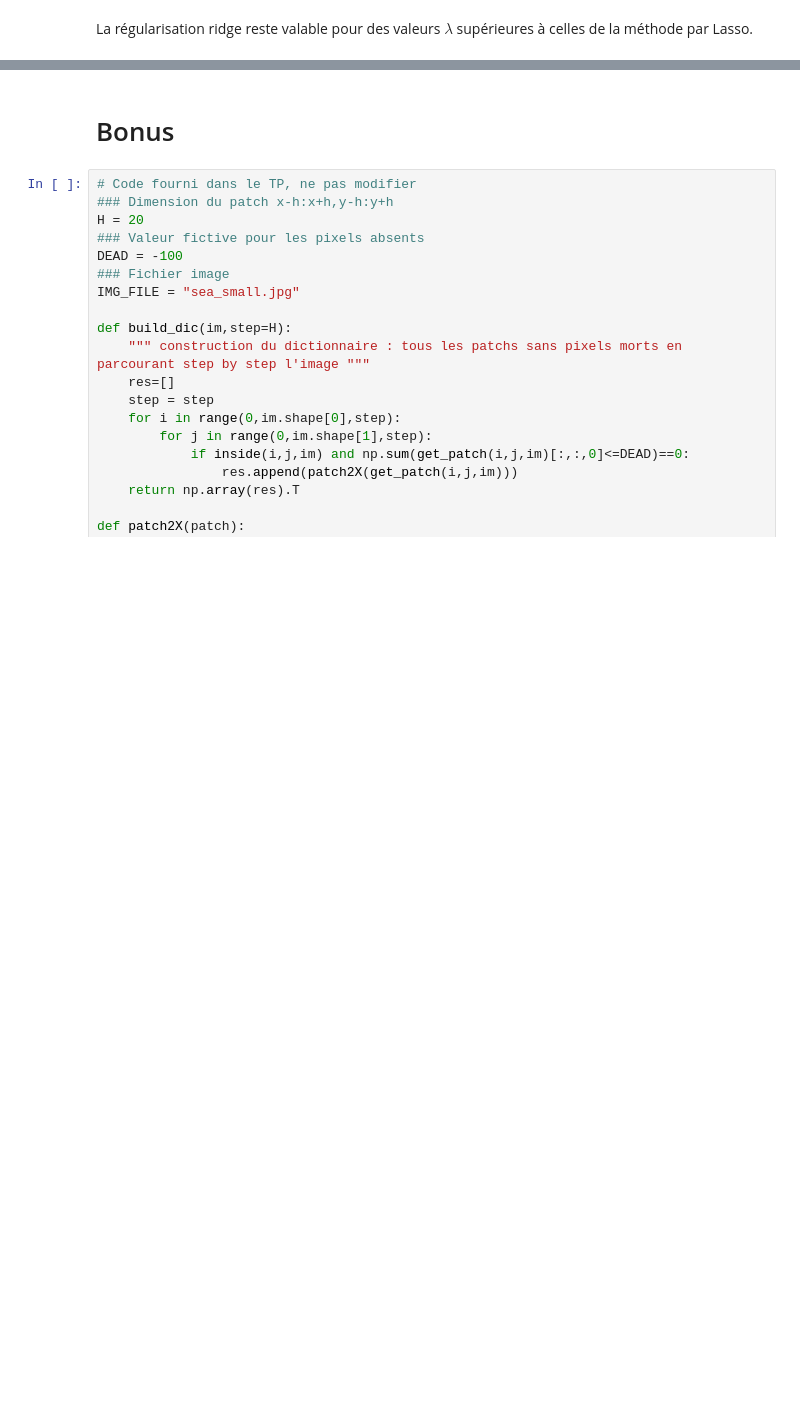
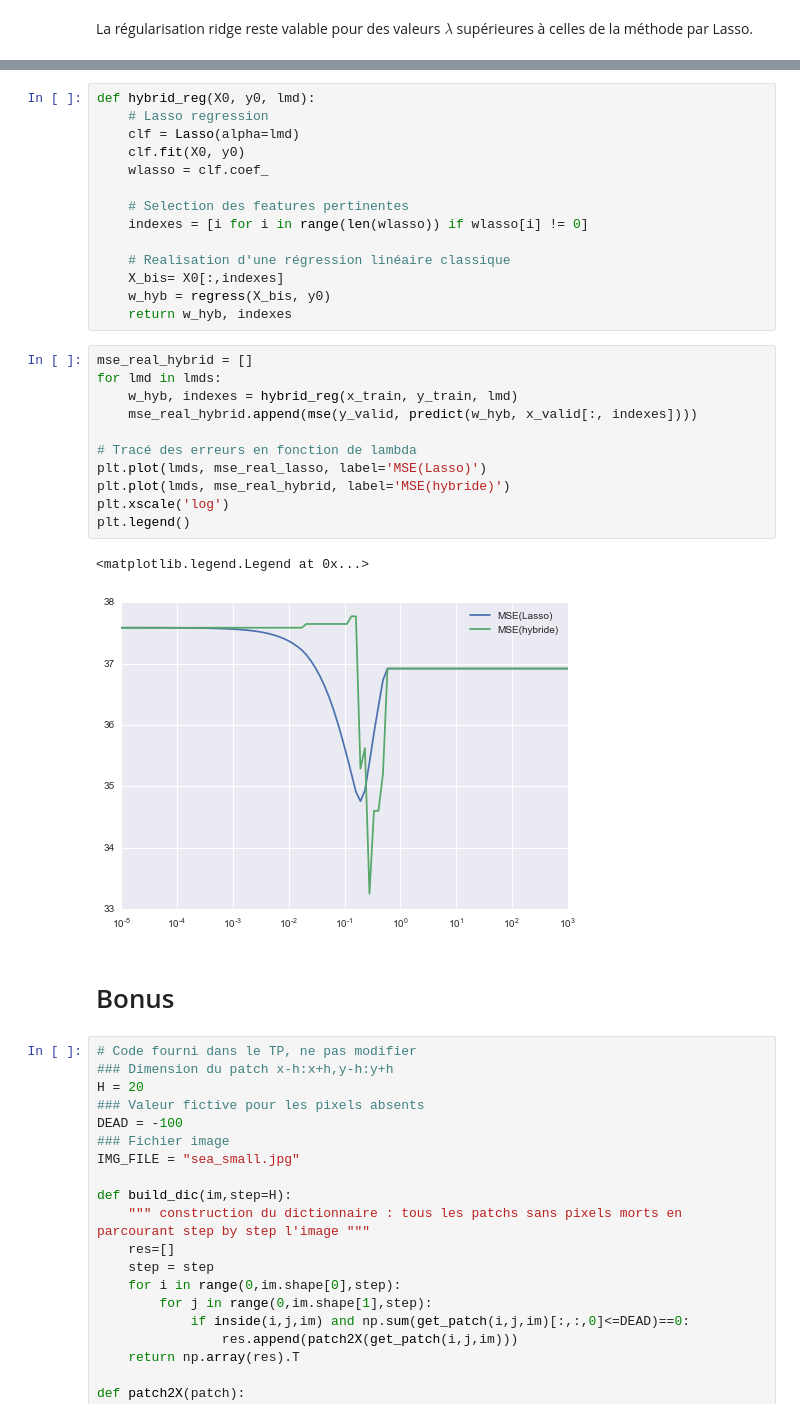
Before and after one commit to PierreBoyeau/regression_tp, a Jupyter notebook: tp1.ipynb, the cells around one changed output, grey strips where cells are left out. Saved outputs shown, nothing was run; the diff lists cells and outputs as text; blank space fills up the shorter version.

```diff
--- a/tp1.ipynb
+++ b/tp1.ipynb
@@ -453,3 +449,31 @@ plt.legend()
+# %%
+def hybrid_reg(X0, y0, lmd):
+    # Lasso regression
+    clf = Lasso(alpha=lmd)
+    clf.fit(X0, y0)
+    wlasso = clf.coef_
+
+    # Selection des features pertinentes
+    indexes = [i for i in range(len(wlasso)) if wlasso[i] != 0]
+
+    # Realisation d'une régression linéaire classique
+    X_bis= X0[:,indexes]
+    w_hyb = regress(X_bis, y0)
+    return w_hyb, indexes
+# %%
+mse_real_hybrid = []
+for lmd in lmds:
+    w_hyb, indexes = hybrid_reg(x_train, y_train, lmd)
+    mse_real_hybrid.append(mse(y_valid, predict(w_hyb, x_valid[:, indexes])))
+
+# Tracé des erreurs en fonction de lambda
+plt.plot(lmds, mse_real_lasso, label='MSE(Lasso)')
+plt.plot(lmds, mse_real_hybrid, label='MSE(hybride)')
+plt.xscale('log')
+plt.legend()
+# %% [output]
+<matplotlib.legend.Legend at 0x...>
+[figure, added]
 # %% [markdown]
 # Bonus
 # %%
```
Also changed, not shown: parts of 15 cells of this notebook.
